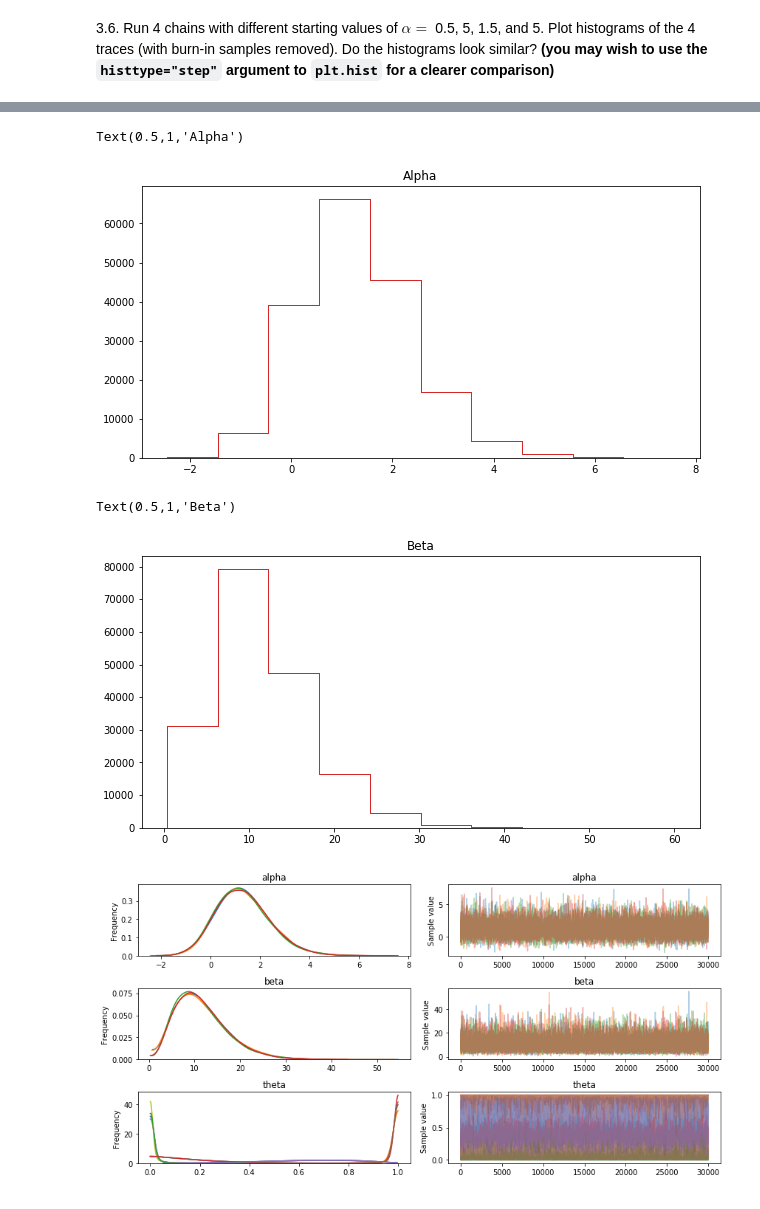
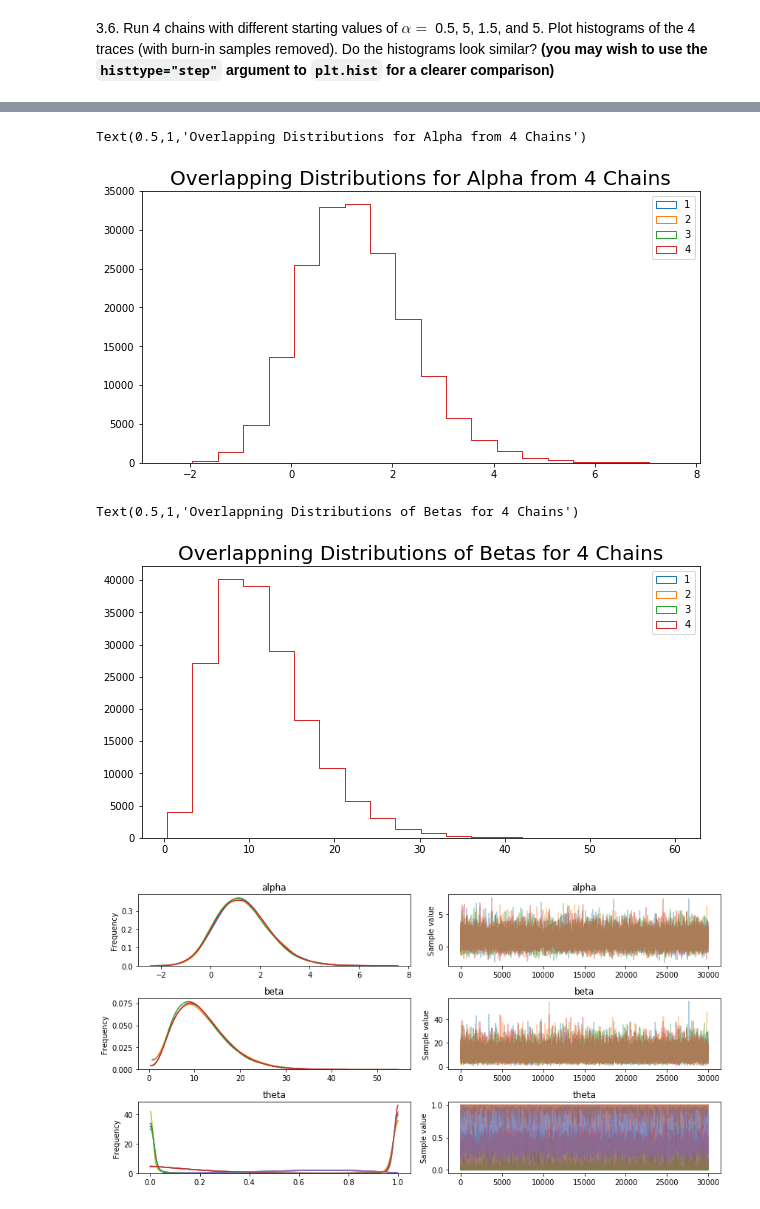
Before and after one commit to IACS-AM-207-Braavos/AM-207, a Jupyter notebook: hw9/AM207_HW9_Questions_v2.ipnb #3 finished.ipynb, the cells around one changed output, grey strips where cells are left out. Cells and saved outputs as stored; diff of their text form; code cells hidden in the pictures.

```diff
--- a/hw9/AM207_HW9_Questions_v2.ipnb #3 finished.ipynb
+++ b/hw9/AM207_HW9_Questions_v2.ipnb #3 finished.ipynb
@@ -308,7 +313,7 @@ The number of effective samples is smaller than 10% for some parameters.
 3.4. Remove a burnin period of the first 40% of the samples from the trace, then use `pm.traceplot` and `pm.plot_posterior` to visualize the traces and the marginal posteriors of our parameters, as well as a propagated $\theta$ set for our probabilities. Also plot the joint-posterior of our parameters (using seaborn's `sns.kdeplot`, for example). Finally, use `pm.summary` to output a summary of our parameter inferences.
 # %%
 #first we will remove 40% burnin
-trace=trace[20000::]
+trace=trace[burnin::]
 # %%
 #now we will make the trace plots
 pm.traceplot(trace)
@@ -375,6 +394,9 @@ An *ad hoc* method to detect lack of convergence involves plotting the traces of
 # %% [markdown]
 3.6. Run 4 chains with different starting values of $\alpha =$ 0.5, 5, 1.5, and 5. Plot histograms of the 4 traces (with burn-in samples removed). Do the histograms look similar? **(you may wish to use the `histtype="step"` argument to `plt.hist` for a clearer comparison)**
 # %%
+alphas_4chains=[]
+betas_4chains=[]
+
 burnin=20000
 numtraces=30000
 totaltraces=burnin+numtraces
@@ -409,6 +431,8 @@ while i <4:
         trace=pm.sample(totaltraces, step, start,random_seed=82,njobs=4, progressbar=True)
 
         traces.append(trace)
+        alphas_4chains.append(trace.alpha)
+        betas_4chains.append(trace.beta)
 
         i=i+1
 # %% [output]
@@ -437,22 +461,25 @@ The number of effective samples is smaller than 10% for some parameters.
 i=0
 plt.figure(figsize=(10,5))
 while i <len(alphas):
-    plt.hist(traces[i]['alpha'][20000::],histtype='step')
+    plt.hist(alphas_4chains[i][20000::],histtype='step', bins=20, label=[i+1])
+    plt.legend()
     i=i+1
-plt.title ('Alpha')
+plt.title ('Overlapping Distributions for Alphas from 4 Chains', fontsize=20)
 # %% [output]
-Text(0.5,1,'Alpha')
+Text(0.5,1,'Overlapping Distributions for Alpha from 4 Chains')
-[figure, old version]
+[figure, new version]
 # %%
 i=0
 plt.figure(figsize=(10,5))
 while i <len(alphas):
-    plt.hist(traces[i]['beta'][20000::],histtype='step')
+    plt.hist(betas_4chains[i][20000::],histtype='step', label=[i+1], bins=20)
+    plt.legend()
     i=i+1
-plt.title ('Beta')
+
+plt.title ('Overlappning Distributions of Betas for 4 Chains', fontsize=20)
 # %% [output]
-Text(0.5,1,'Beta')
+Text(0.5,1,'Overlappning Distributions of Betas for 4 Chains')
-[figure, old version]
+[figure, new version]
 # %%
 i=0
 while i <4:
```
Also changed, not shown: parts of 10 cells of this notebook.
